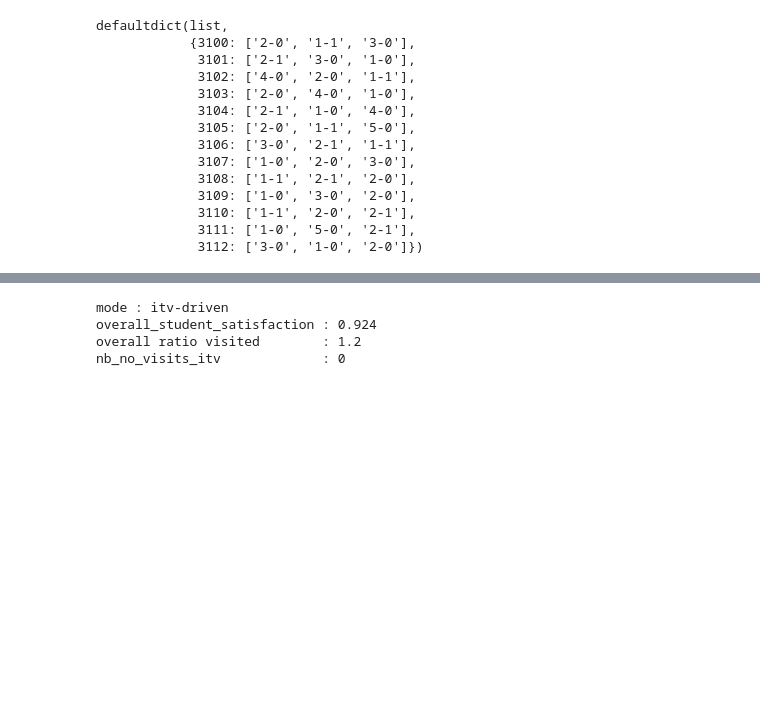
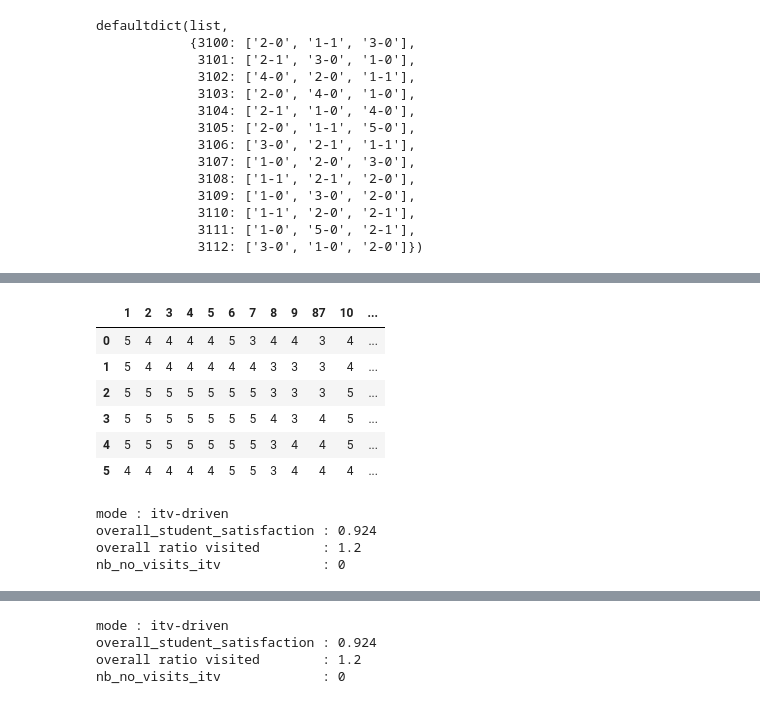
Before and after one commit to echollet/ForumDb, a Jupyter notebook: forum-20-itv-driven-sql.ipynb, the cells around one changed output, grey strips where cells are left out. Cells and saved outputs as stored; diff of their text form; code cells hidden in the pictures; blank space fills up the shorter version.

```diff
--- a/forum-20-itv-driven-sql.ipynb
+++ b/forum-20-itv-driven-sql.ipynb
@@ -376,0 +395,23 @@ student_data = list(parsed.values())
+# %%
+timetable, student_data = get_timetable_itv_driven(NB_SLOTS, student_data, intervenants_data_sql)
+timetable = convert_to_student_timetable(NB_SLOTS, student_data)
+q_intervenants = init_q_intervenants(intervenants_data_sql)
+
+pd.set_option("display.max_columns", 65)
+pd.set_option("display.max_rows", 6)
+pd.DataFrame(get_timetable_intervenants(timetable, q_intervenants))
+# %% [output]
+|  | 1 | 2 | 3 | 4 | 5 | 6 | 7 | 8 | 9 | 87 | 10 | ... |
+| 0 | 5 | 4 | 4 | 4 | 4 | 5 | 3 | 4 | 4 | 3 | 4 | ... |
+| 1 | 5 | 4 | 4 | 4 | 4 | 4 | 4 | 3 | 3 | 3 | 4 | ... |
+| 2 | 5 | 5 | 5 | 5 | 5 | 5 | 5 | 3 | 3 | 3 | 5 | ... |
+| 3 | 5 | 5 | 5 | 5 | 5 | 5 | 5 | 4 | 3 | 4 | 5 | ... |
+| 4 | 5 | 5 | 5 | 5 | 5 | 5 | 5 | 3 | 4 | 4 | 5 | ... |
+| 5 | 4 | 4 | 4 | 4 | 4 | 5 | 5 | 3 | 4 | 4 | 4 | ... |
+# %%
+get_evaluation(timetable, student_data, q_intervenants)
+# %% [output]
+mode : itv-driven
+overall_student_satisfaction : 0.924
+overall ratio visited        : 1.2
+nb_no_visits_itv             : 0
```
Also changed, not shown: parts of 24 cells of this notebook, 2 other files.
